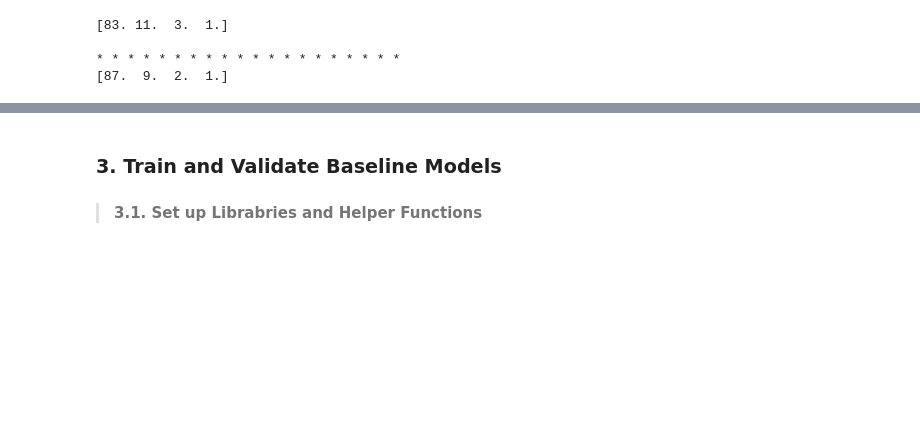
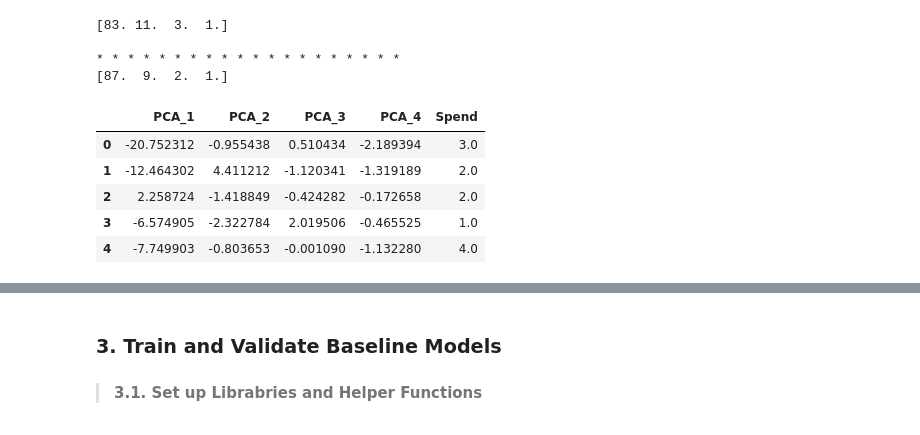
Before and after one commit to calldrj/NSF.Summer.2020, a Jupyter notebook: Mini_Project.ipynb, the cells around one changed output, grey strips where cells are left out. Drawn from its saved outputs; the diff is of its cells as text; code cells hidden in the pictures; blank space fills up the shorter version.

```diff
--- a/Mini_Project.ipynb
+++ b/Mini_Project.ipynb
@@ -362,3 +362,15 @@ df_pred__pca = pca_pred_.transform(df_pred_)
 
 * * * * * * * * * * * * * * * * * * * *
 [87.  9.  2.  1.]
+# %%
+pca_names=['PCA_{}'.format(k) for k in range(1, n_comps + 1)]
+df_train_pca = pd.DataFrame(train, columns=pca_names)
+df_train_pca['Spend'] = df_train['Spend']
+df_train_pca.head()
+# %% [output]
+|  | PCA_1 | PCA_2 | PCA_3 | PCA_4 | Spend |
+| 0 | -20.752312 | -0.955438 | 0.510434 | -2.189394 | 3.0 |
+| 1 | -12.464302 | 4.411212 | -1.120341 | -1.319189 | 2.0 |
+| 2 | 2.258724 | -1.418849 | -0.424282 | -0.172658 | 2.0 |
+| 3 | -6.574905 | -2.322784 | 2.019506 | -0.465525 | 1.0 |
+| 4 | -7.749903 | -0.803653 | -0.001090 | -1.132280 | 4.0 |
```
Also changed, not shown: parts of 10 cells of this notebook.
